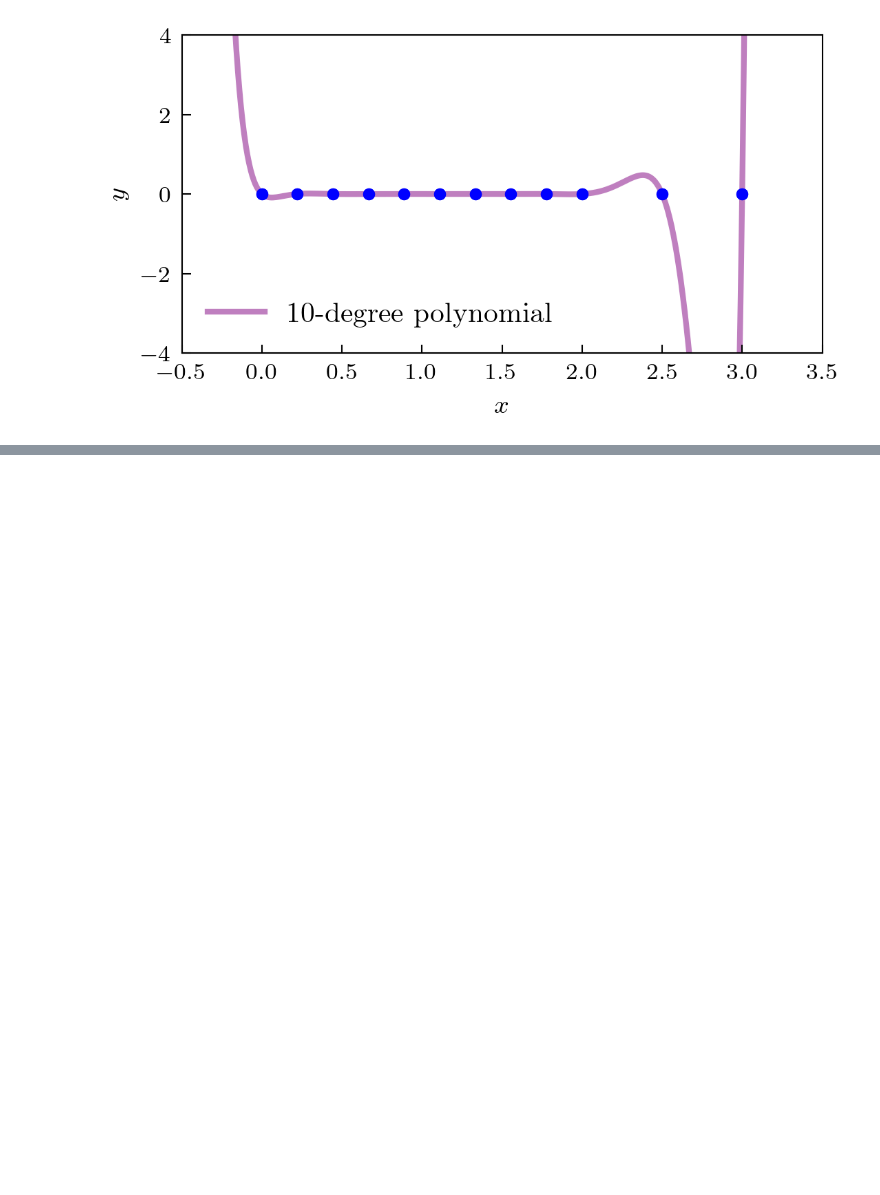
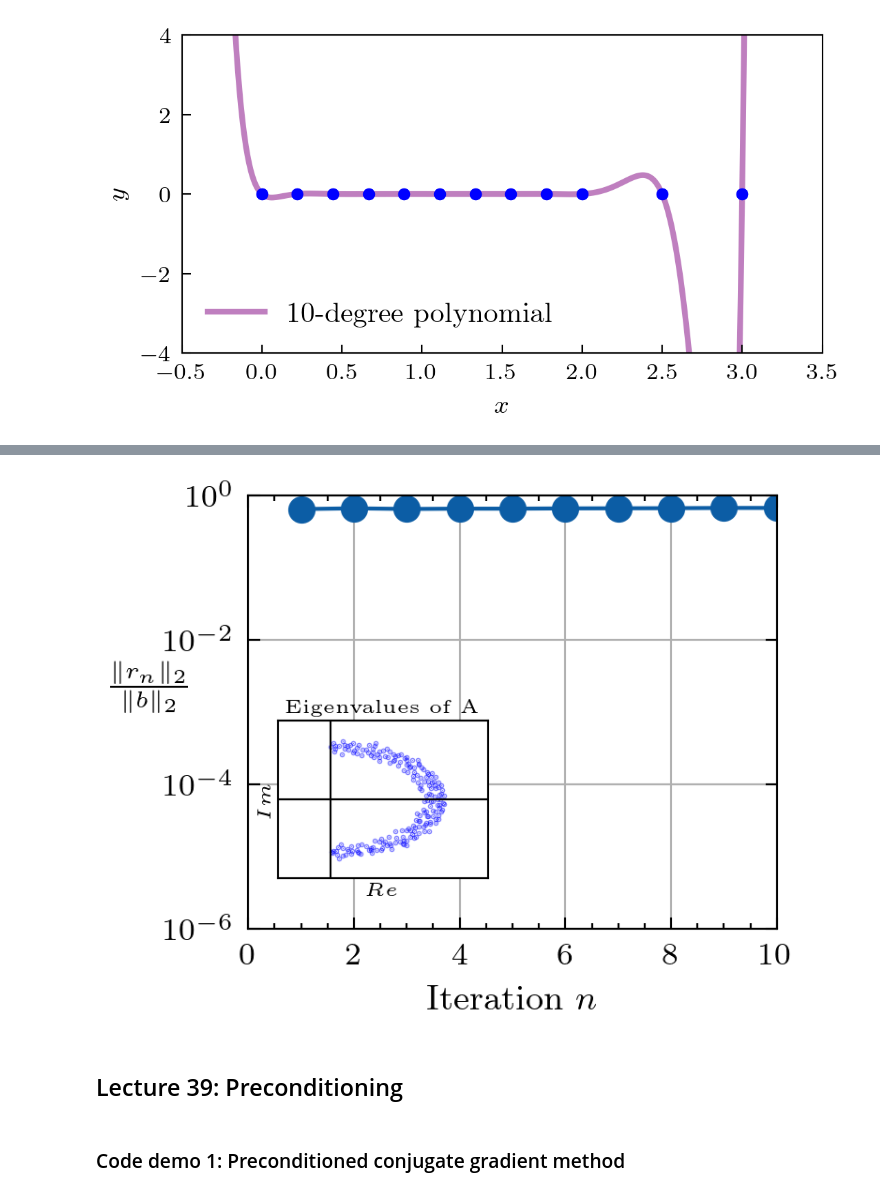
Before and after one commit to rycroft-group/math513, a Jupyter notebook: 6_iter/6_iter.ipynb, the cells around one changed output, grey strips where cells are left out. Drawn from its saved outputs; the diff is of its cells as text; code cells hidden in the pictures; blank space fills up the shorter version.

Commit message:
Add Lecture 36 examples

```diff
--- a/6_iter/6_iter.ipynb
+++ b/6_iter/6_iter.ipynb
@@ -150,0 +311,42 @@ plt.show()
+# %%
+
+fig = plt.figure(figsize=(4, 2), dpi=300)
+gs = GridSpec(1, 2, width_ratios=[0.5, 1.], figure=fig)
+ax_main = fig.add_subplot(gs[0, 1])
+ax_inset = fig.add_axes([0.45, 0.2, 0.2, 0.28])
+
+# Plot eigenvalues of A in inset
+eigs = np.linalg.eigvals(Ap)
+real_eigs = np.real(eigs)
+img_eigs = np.imag(eigs)
+ax_inset.scatter(real_eigs, img_eigs, s=0.1, color='blue', alpha=0.5)
+ax_inset.set_xlabel('$Re$', fontsize=5, labelpad=1)
+ax_inset.set_ylabel('$Im$', fontsize=5, labelpad=1)
+ax_inset.set_title('Eigenvalues of A', fontsize=5, pad=2)
+# Prettify
+ax_inset.set_xlim(-1, 3)
+ax_inset.set_ylim(-1.5, 1.5)
+ax_inset.axhline(y=0, color='k', linewidth=0.5)
+ax_inset.axvline(x=0, color='k', linewidth=0.5)
+ax_inset.set_xticks([])
+ax_inset.set_yticks([])
+ax_inset.set_aspect('equal')
+
+# Plot convergence in main panel
+ax_main.semilogy(range(1, len(gmres_residuals) + 1), gmres_residuals, marker='o', label='GMRES residual')
+ax_main.set_xlabel('Iteration $n$', fontsize=9)
+ax_main.set_ylabel(r'$\frac{\|r_n\|_2}{\|b\|_2}$', fontsize=9, rotation=0)
+ax_main.set_xlim(0, 10)
+ax_main.set_ylim(1e-6, 1)
+ax_main.grid(True, linewidth=0.5)
+ax_main.tick_params(axis='both', which='major', labelsize=8)
+
+# Save the figure
+# plt.savefig("results/gmres_convergence_ill.pdf", bbox_inches='tight', dpi=300)
+plt.show()
+# %% [output]
+[figure, added]
+# %% [markdown]
+## Lecture 39: Preconditioning
+# %% [markdown]
+### Code demo 1: Preconditioned conjugate gradient method
```
Also changed, not shown: parts of 14 cells of this notebook, 2 other files.
